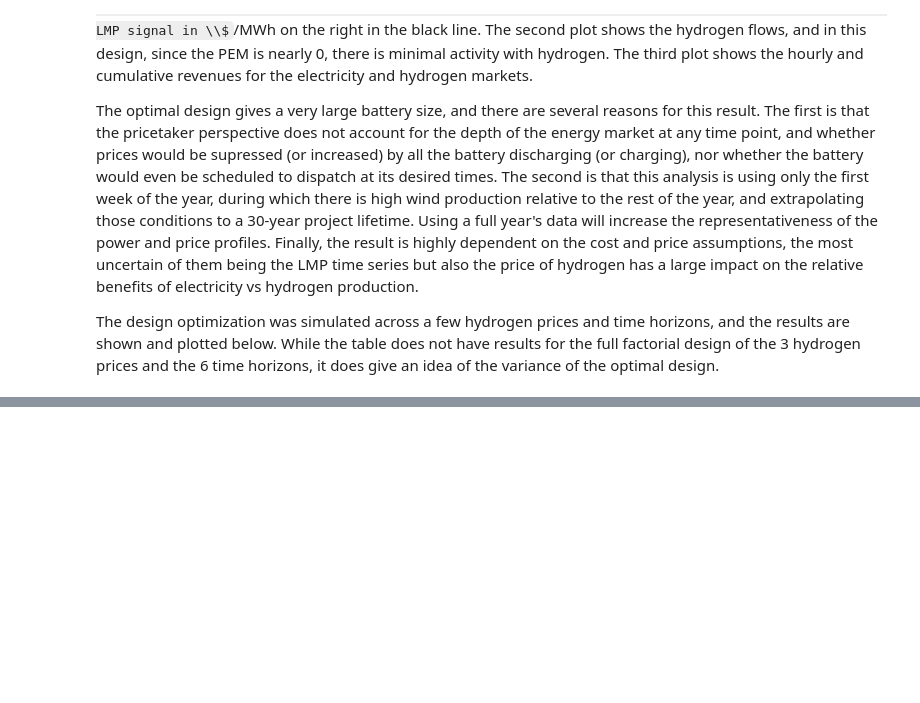
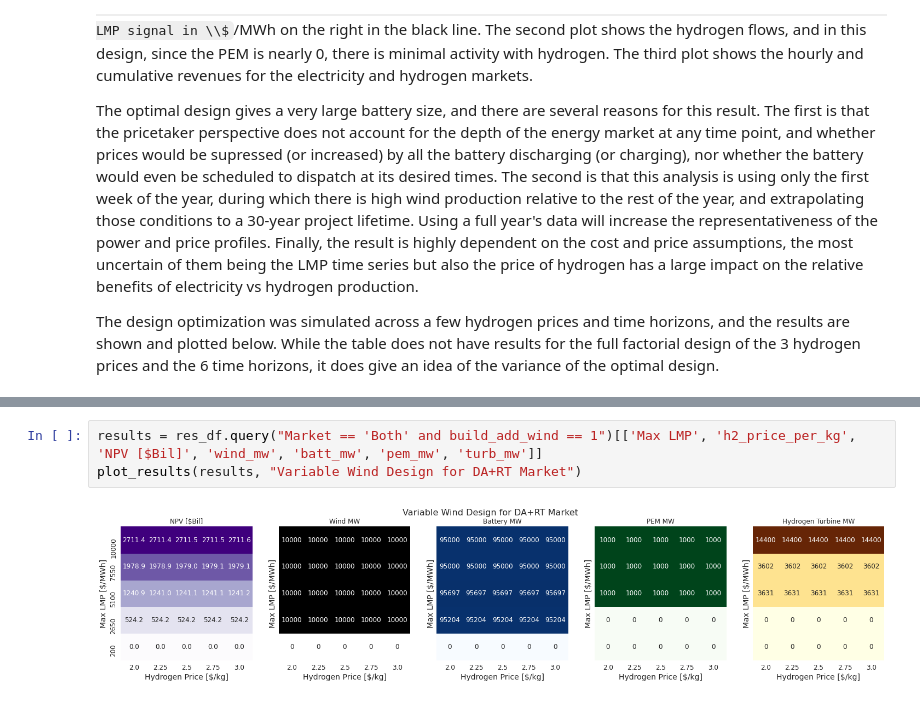
Before and after one commit to dguittet/dispatches, a Jupyter notebook: dispatches/case_studies/renewables_case/ConceptualDesignOptimization.ipynb, the cells around one changed output, grey strips where cells are left out. Drawn from its saved outputs; the diff is of its cells as text; some formulas as TeX source; blank space fills up the shorter version.

```diff
--- a/dispatches/case_studies/renewables_case/ConceptualDesignOptimization.ipynb
+++ b/dispatches/case_studies/renewables_case/ConceptualDesignOptimization.ipynb
@@ -445,0 +508,5 @@ plt.tight_layout()
+# %%
+results = res_df.query("Market == 'Both' and build_add_wind == 1")[['Max LMP', 'h2_price_per_kg', 'NPV [$Bil]', 'wind_mw', 'batt_mw', 'pem_mw', 'turb_mw']]
+plot_results(results, "Variable Wind Design for DA+RT Market")
+# %% [output]
+[figure, added]
```
Also changed, not shown: parts of 10 cells of this notebook, 1 other file.
